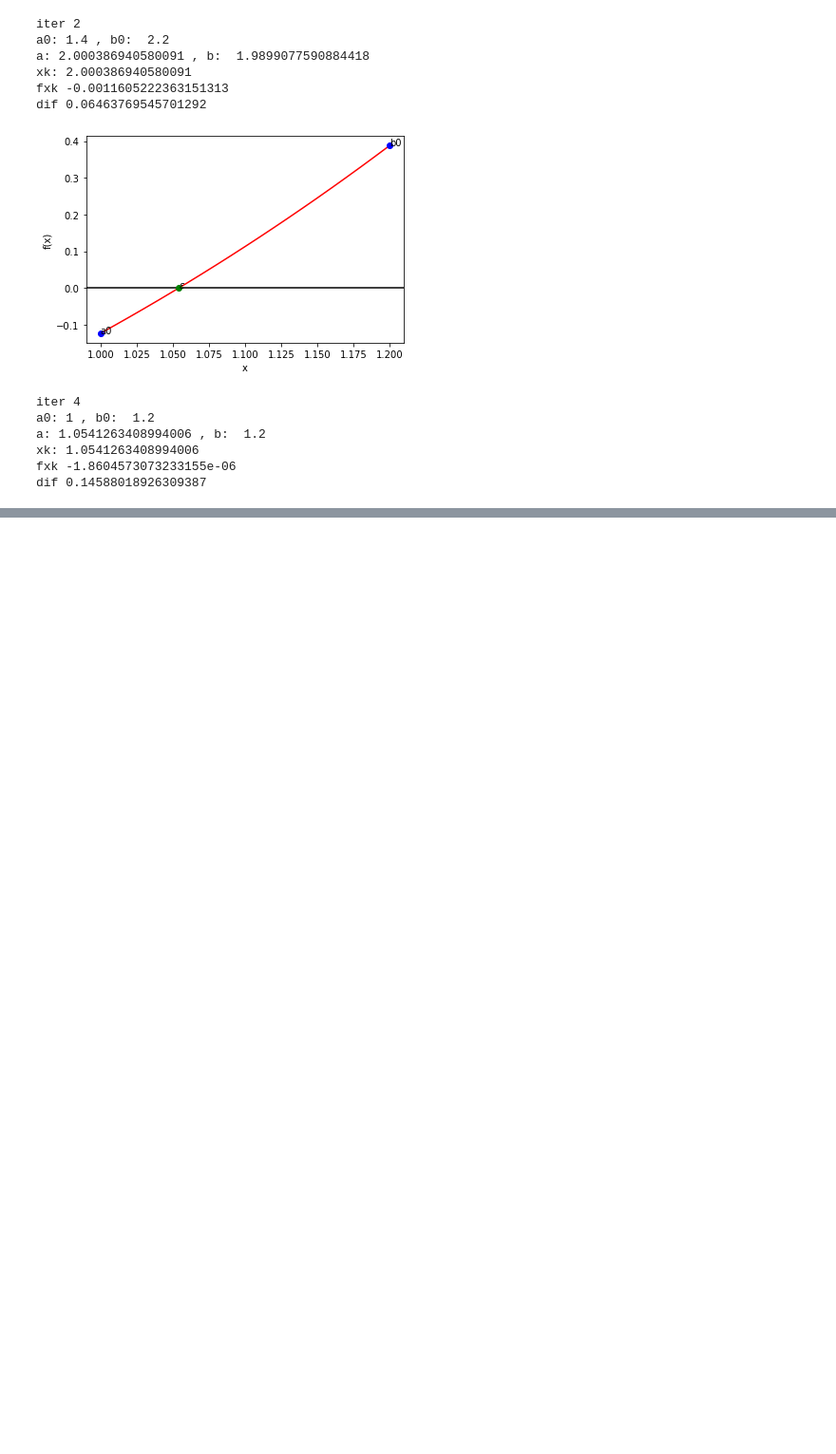
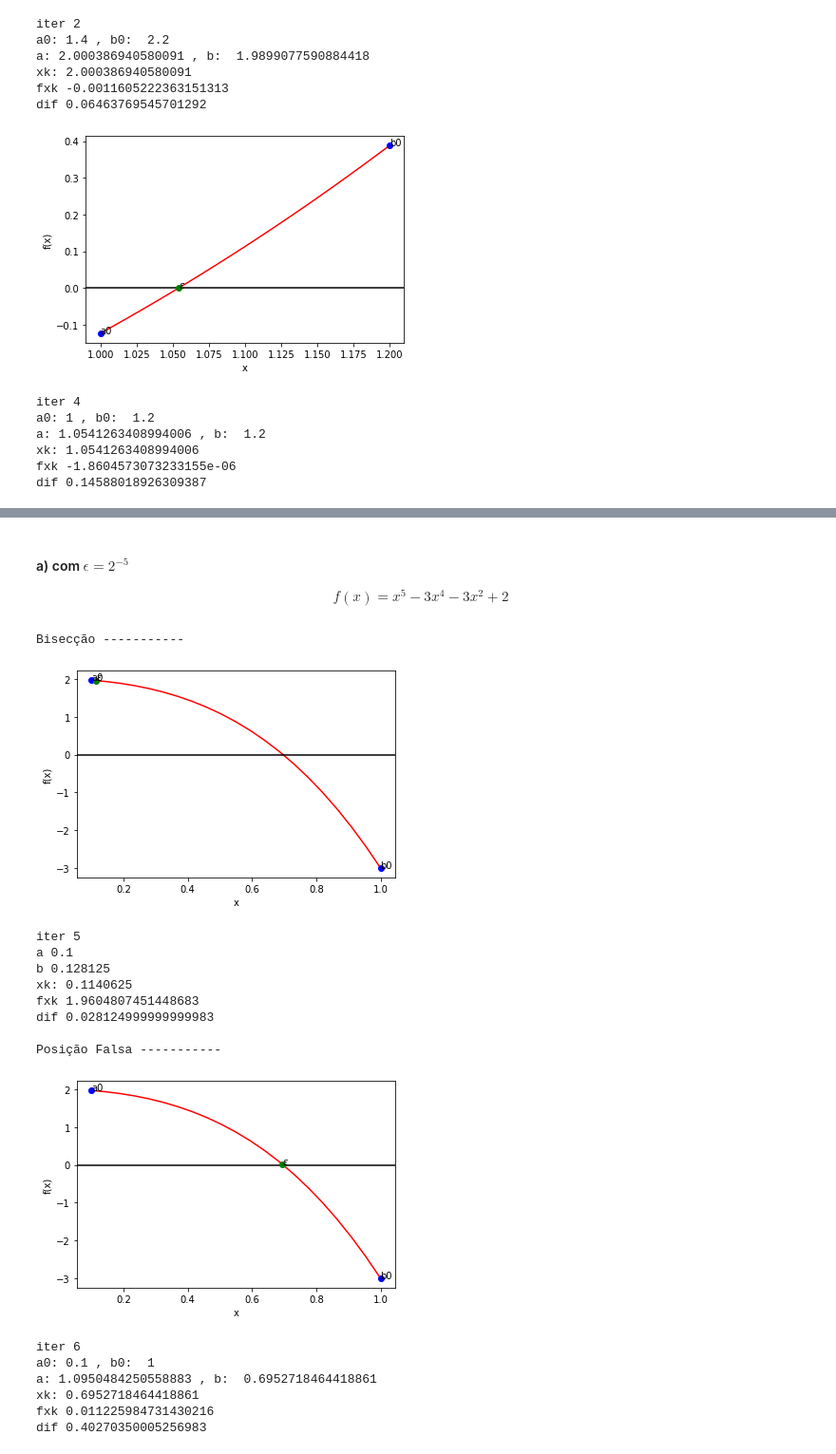
Before and after one commit to HenrickyL/computational-mathematics, a Jupyter notebook: Cap 2/Trabalho01/trabalho.ipynb, the cells around one changed output, grey strips where cells are left out. Shown at 95% size. Drawn from its saved outputs; the diff is of its cells as text; code cells hidden in the pictures; blank space fills up the shorter version.

```diff
--- a/Cap 2/Trabalho01/trabalho.ipynb
+++ b/Cap 2/Trabalho01/trabalho.ipynb
@@ -573,0 +595,37 @@ array([[ 2., -1.,  1.],
+# %%
+def CallBiseccao(a,b,f,E):
+    print("Bisecção -----------")
+    biseccao(a,b,f,E)
+
+def CallfalsePosition(a,b,f,E):
+    print("Posição Falsa -----------")
+    falsePosition(a,b,f,E)
+
+a=0.1
+b=1
+# %% [markdown]
+#### a) com $\epsilon = 2^{-5}$
+$$f(x) = x^5 - 3x^4 - 3x^2 + 2$$
+# %%
+f = lambda x: x**5 - 3*x**4 - 3*x**2 + 2
+E = 0.03125
+CallBiseccao(a,b,f,E)
+CallfalsePosition(a,b,f,E)
+# %% [output]
+Bisecção -----------
+[figure, added]
+iter 5
+a 0.1
+b 0.128125
+xk: 0.1140625
+fxk 1.9604807451448683
+dif 0.028124999999999983
+
+Posição Falsa -----------
+[figure, added]
+iter 6
+a0: 0.1 , b0:  1
+a: 1.0950484250558883 , b:  0.6952718464418861
+xk: 0.6952718464418861
+fxk 0.011225984731430216
+dif 0.40270350005256983
```
Also changed, not shown: parts of 9 cells of this notebook, 1 other file.
